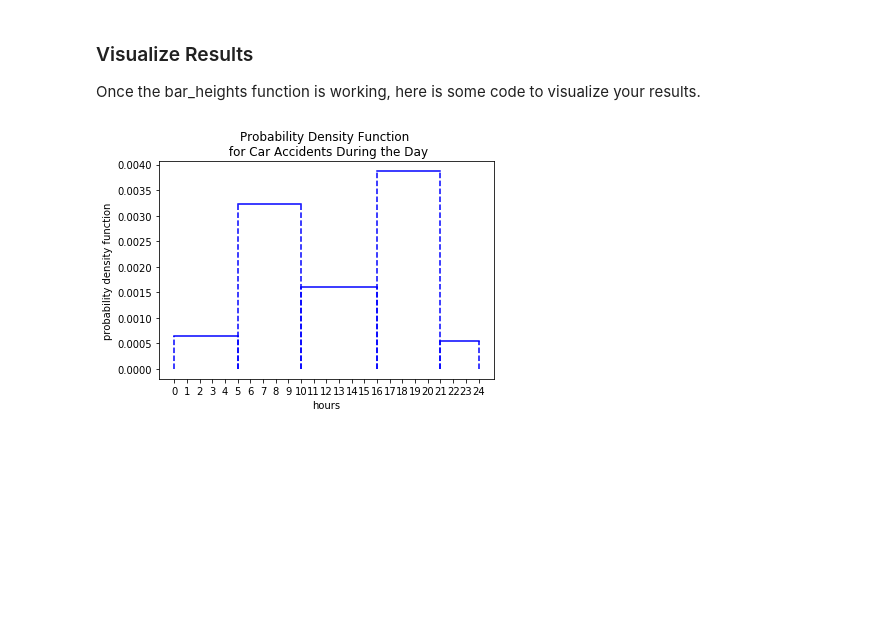
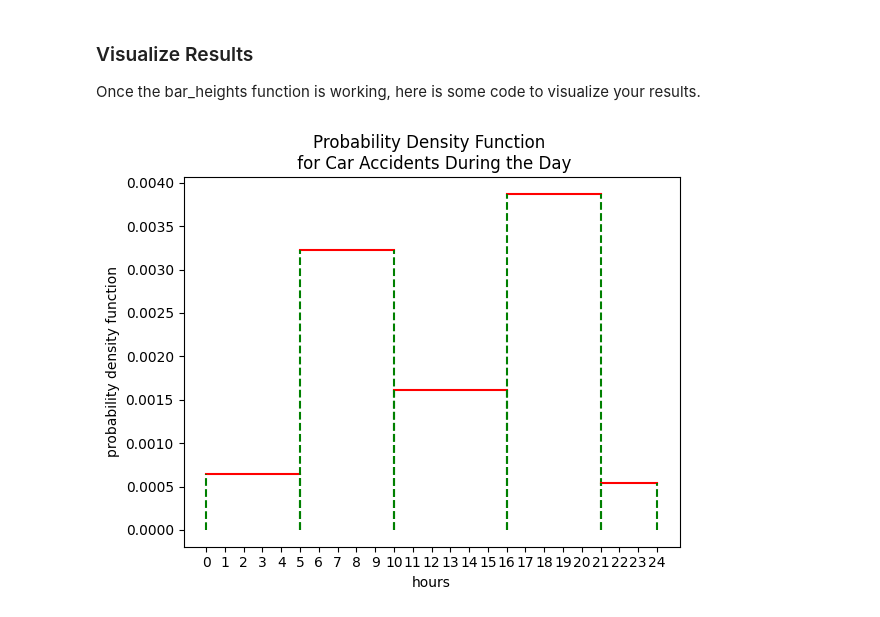
Before and after one commit to promit7473/Introduction-to-Self-Driving-Cars, a Jupyter notebook: Bayesian Thinking/Programming Probability Distributions/5_visualize_discrete_distribution.ipynb, the cells around one changed output. Drawn from its saved outputs; the diff is of its cells as text; code cells hidden in the pictures; blank space fills up the shorter version.

```diff
--- a/Bayesian Thinking/Programming Probability Distributions/5_visualize_discrete_distribution.ipynb
+++ b/Bayesian Thinking/Programming Probability Distributions/5_visualize_discrete_distribution.ipynb
@@ -90,25 +90,25 @@ Once the bar_heights function is working, here is some code to visualize your re
 # %%
 import matplotlib.pyplot as plt
 %matplotlib inline
 
 hour_intervals = [0, 5, 10, 16, 21, 24]
 probability_intervals = [1, 5, 3, 6, 1/2]
 accident_probability = 0.05
 
 heights = bar_heights(hour_intervals, probability_intervals, accident_probability)
 
 for i in range(len(probability_intervals)):
-    plt.plot([hour_intervals[i], hour_intervals[i+1]], [heights[i], heights[i]], color='blue')
-    plt.plot([hour_intervals[i], hour_intervals[i]], [0, heights[i]], '--', color='blue')
-    plt.plot([hour_intervals[i+1], hour_intervals[i+1]], [0, heights[i]], '--', color='blue')
+    plt.plot([hour_intervals[i], hour_intervals[i+1]], [heights[i], heights[i]], color='red')
+    plt.plot([hour_intervals[i], hour_intervals[i]], [0, heights[i]], '--', color='green')
+    plt.plot([hour_intervals[i+1], hour_intervals[i+1]], [0, heights[i]], '--', color='green')
 
 plt.xticks(range(0,25,1))
 plt.xlabel('hours')
 plt.ylabel('probability density function')
 plt.title('Probability Density Function \n for Car Accidents During the Day')
 plt.show()
 # %% [output]
-[figure, old version]
+[figure, new version]
 # %% [markdown]
 When you run the code cell above, the visualization should look like this:
 
```
Also changed, not shown: 3 other files.
